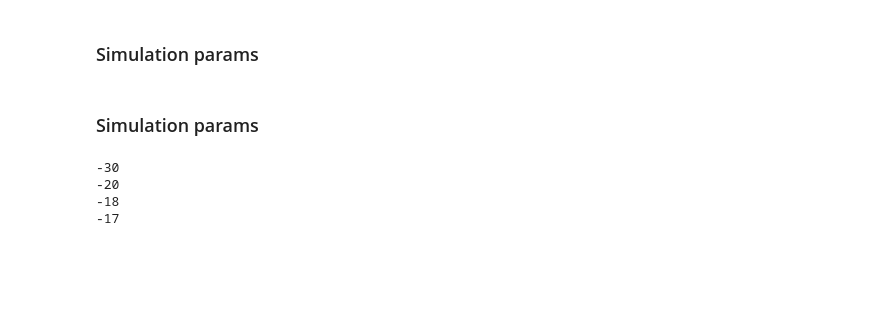
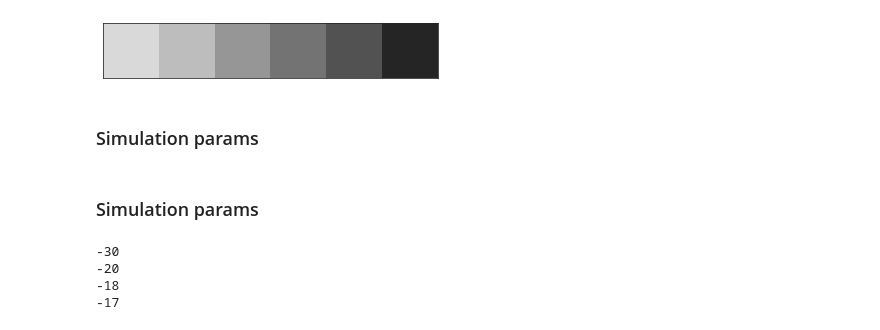
Before and after one commit to mmoskon/BioProc, a Jupyter notebook: models/analyse_proc.ipynb, the cells around one changed output. Cells and saved outputs as stored; diff of their text form; code cells hidden in the pictures; blank space fills up the shorter version.

```diff
--- a/models/analyse_proc.ipynb
+++ b/models/analyse_proc.ipynb
@@ -1,19 +1,26 @@
 # %%
 from solver import Solver, Region
 from numpy import random
 import pickle
 import os.path as path
 import numpy as np
 from bioproc.proc_models import *
 from bioproc.proc_opt import *
 from bioproc.hill_functions import *
 import matplotlib.pyplot as plt
 from scipy.integrate import odeint
 import os.path
 from deap import creator, base, tools, algorithms
 import seaborn as sns
 
 sns.set_style("white")
+#flatui = ['#f7f7f7','#d9d9d9','#bdbdbd','#969696','#737373','#525252','#252525']
+#flatui = ['#bdbdbd','#969696','#737373','#525252','#252525','#000000']
+flatui = ['#d9d9d9','#bdbdbd','#969696','#737373','#525252','#252525']
+sns.palplot(sns.color_palette(flatui))
+sns.set_palette(flatui)
+# %% [output]
+[figure, added]
 # %% [markdown]
 ### Simulation params
 # %%
```
Also changed, not shown: parts of 2 cells of this notebook, 13 other files.
